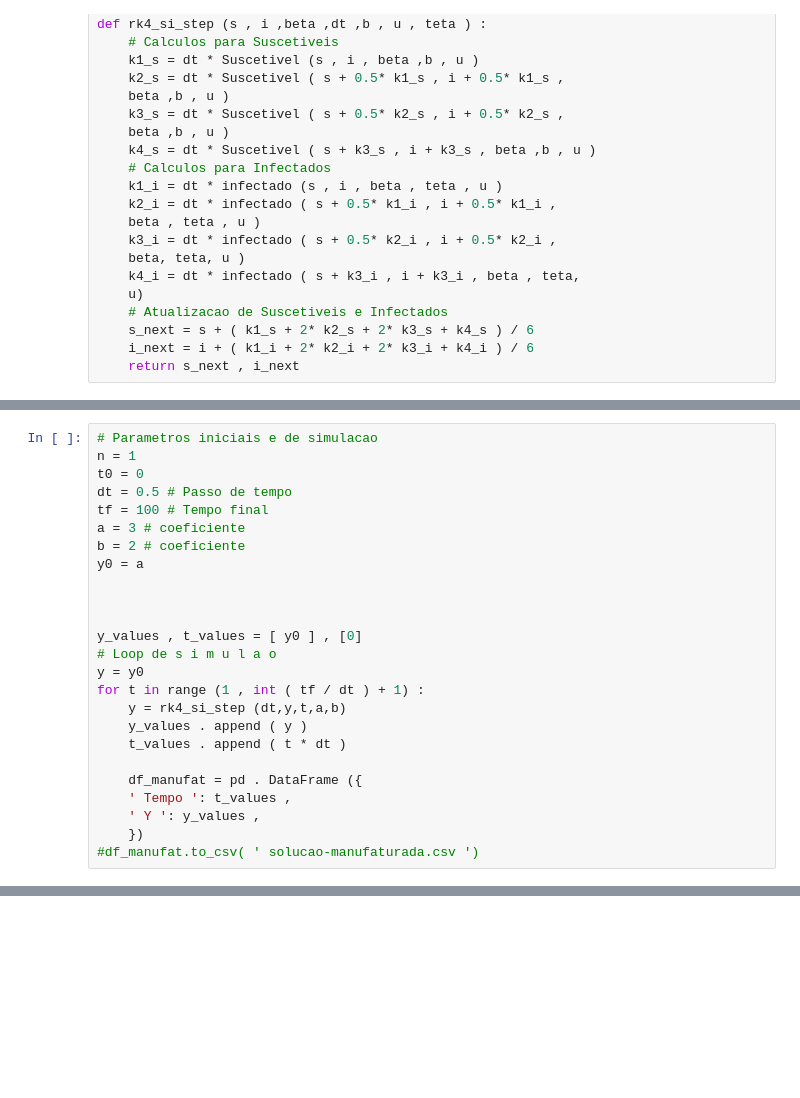
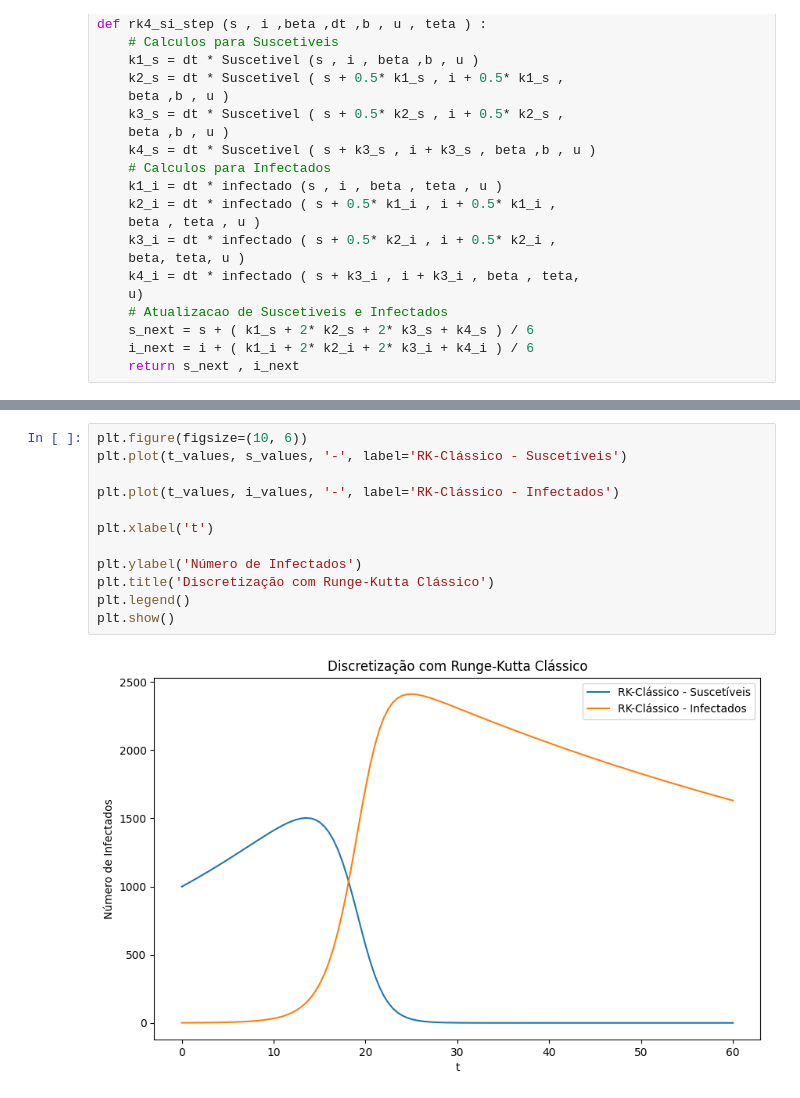
Before and after one commit to thainaraassis/MAP3122, a Jupyter notebook: Projeto RT/RK.ipynb, the cells around one changed output, grey strips where cells are left out. Saved outputs shown, nothing was run; the diff lists cells and outputs as text; blank space fills up the shorter version.

```diff
--- a/Projeto RT/RK.ipynb
+++ b/Projeto RT/RK.ipynb
@@ -71,25 +61,0 @@ def rk4_si_step (dt,y,t,a,b) :
-# %%
-# Parametros iniciais e de simulacao
-n = 1
-t0 = 0
-dt = 0.5 # Passo de tempo
-tf = 100 # Tempo final
-a = 3 # coeficiente
-b = 2 # coeficiente
-y0 = a
-
-
-
-y_values , t_values = [ y0 ] , [0]
-# Loop de s i m u l a o
-y = y0
-for t in range (1 , int ( tf / dt ) + 1) :
-    y = rk4_si_step (dt,y,t,a,b)
-    y_values . append ( y )
-    t_values . append ( t * dt )
-
-    df_manufat = pd . DataFrame ({
-    ' Tempo ': t_values ,
-    ' Y ': y_values ,
-    })
-#df_manufat.to_csv( ' solucao-manufaturada.csv ')
@@ -151,0 +82,14 @@ O valor estimado de y em x = 0.5 é 1.648721229515874
+# %%
+plt.figure(figsize=(10, 6))
+plt.plot(t_values, s_values, '-', label='RK-Clássico - Suscetíveis')
+
+plt.plot(t_values, i_values, '-', label='RK-Clássico - Infectados')
+
+plt.xlabel('t')
+
+plt.ylabel('Número de Infectados')
+plt.title('Discretização com Runge-Kutta Clássico')
+plt.legend()
+plt.show()
+# %% [output]
+[figure, added]
```
Also changed, not shown: parts of 6 cells of this notebook, 9 other files.
